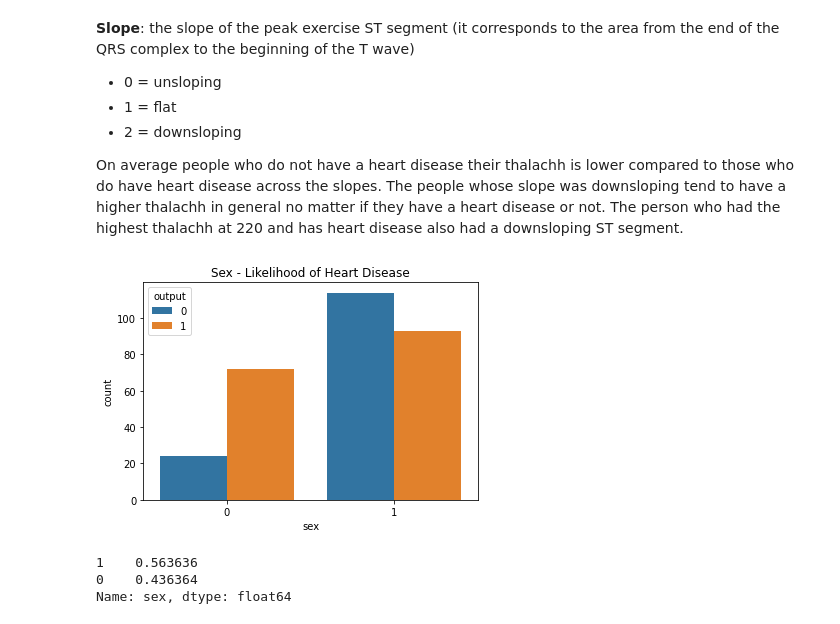
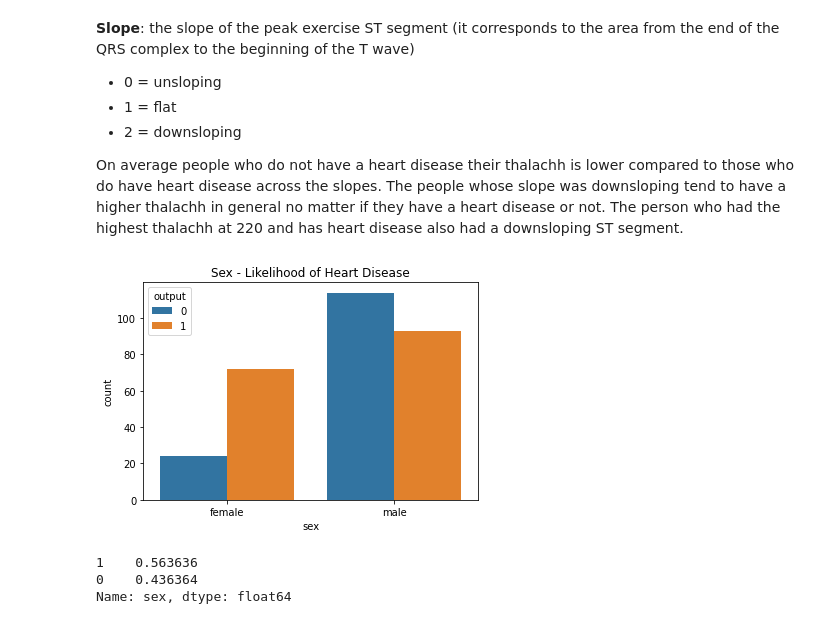
Before and after one commit to tvrjuana/heart-disease, a Jupyter notebook: heart_disease_modeling.ipynb, the cells around one changed output. Cells and saved outputs as stored; diff of their text form; code cells hidden in the pictures.

```diff
--- a/heart_disease_modeling.ipynb
+++ b/heart_disease_modeling.ipynb
@@ -232,10 +248,14 @@ sns.boxplot(data=heart_disease, x='slp', y='thalachh', hue='output');
 On average people who do not have a heart disease their thalachh is lower compared to those who do have heart disease across the slopes. The people whose slope was downsloping tend to have a higher thalachh in general no matter if they have a heart disease or not. The person who had the highest thalachh at 220 and has heart disease also had a downsloping ST segment.
 # %%
 #plotting the relationship between sex and output
+sex_labels = ['female', 'male']
 sns.countplot(data= heart_disease, x='sex',hue='output')
-plt.title('Sex - Likelihood of Heart Disease');
+plt.title('Sex - Likelihood of Heart Disease')
+
+sex_pos = np.arange(len(sex_labels))
+plt.xticks(sex_pos,sex_labels);
 # %% [output]
-[figure, old version]
+[figure, new version]
 # %%
 yes['sex'].value_counts(normalize=True)
 # %% [output]
```
Also changed, not shown: parts of 15 cells of this notebook, 1 other file.
